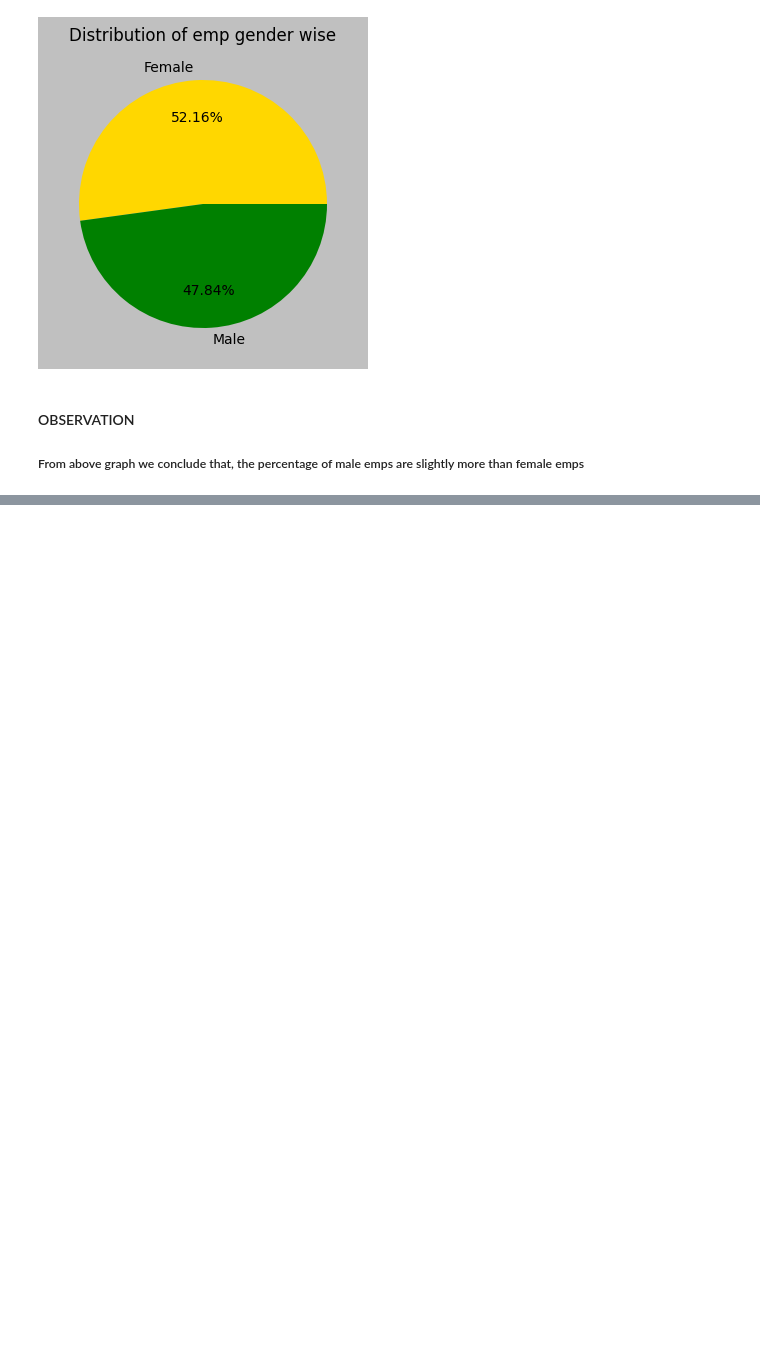
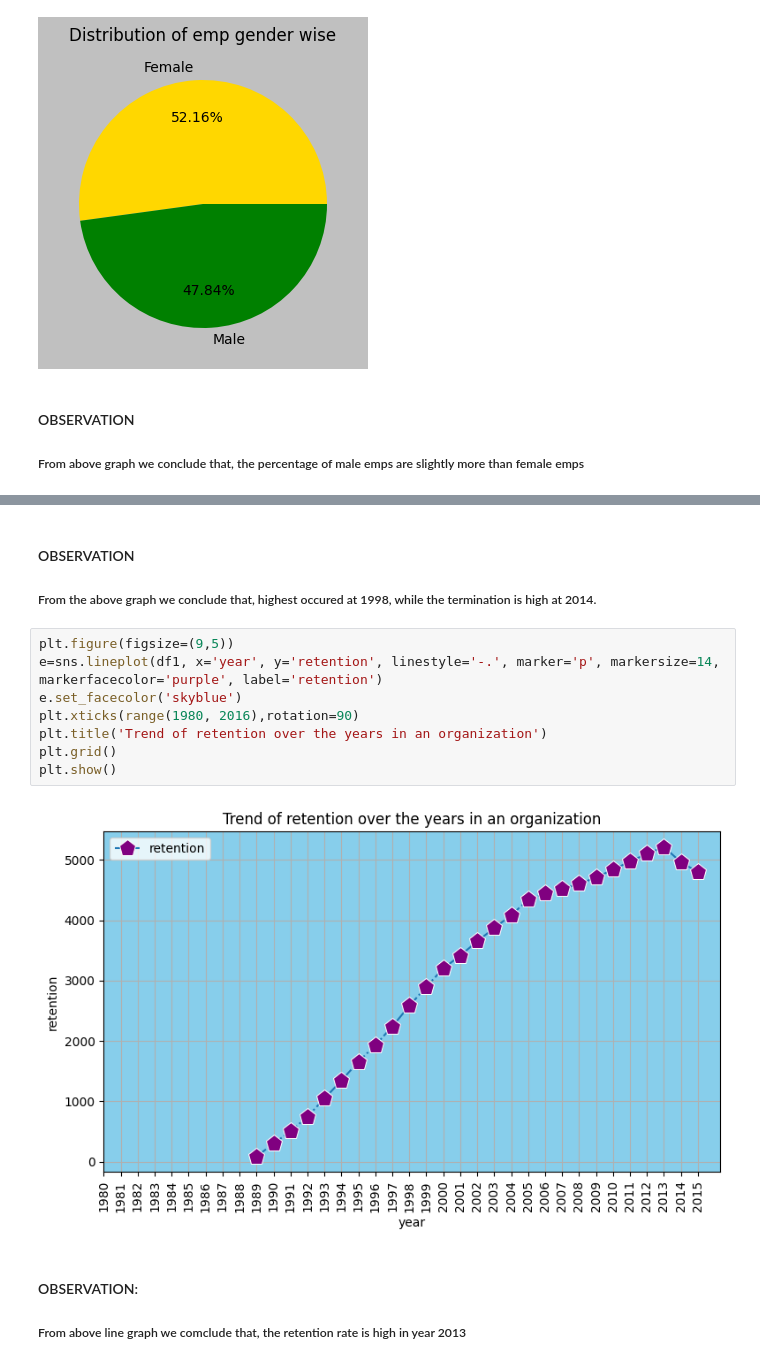
Before and after one commit to idrisrazaballry/pythonLibraries, a Jupyter notebook: attrition.ipynb, the cells around one changed output, grey strips where cells are left out. Saved outputs shown, nothing was run; the diff lists cells and outputs as text; blank space fills up the shorter version.

```diff
--- a/attrition.ipynb
+++ b/attrition.ipynb
@@ -479,0 +514,18 @@ plt.show()
+# %% [markdown]
+#### OBSERVATION
+
+##### From the above graph we conclude that, highest occured at 1998, while the termination is high at 2014.
+# %%
+plt.figure(figsize=(9,5))
+e=sns.lineplot(df1, x='year', y='retention', linestyle='-.', marker='p', markersize=14, markerfacecolor='purple', label='retention')
+e.set_facecolor('skyblue')
+plt.xticks(range(1980, 2016),rotation=90)
+plt.title('Trend of retention over the years in an organization')
+plt.grid()
+plt.show()
+# %% [output]
+[figure, added]
+# %% [markdown]
+#### OBSERVATION:
+
+##### From above line graph we comclude that, the retention rate is high in year 2013
```
Also changed, not shown: parts of 4 cells of this notebook.
